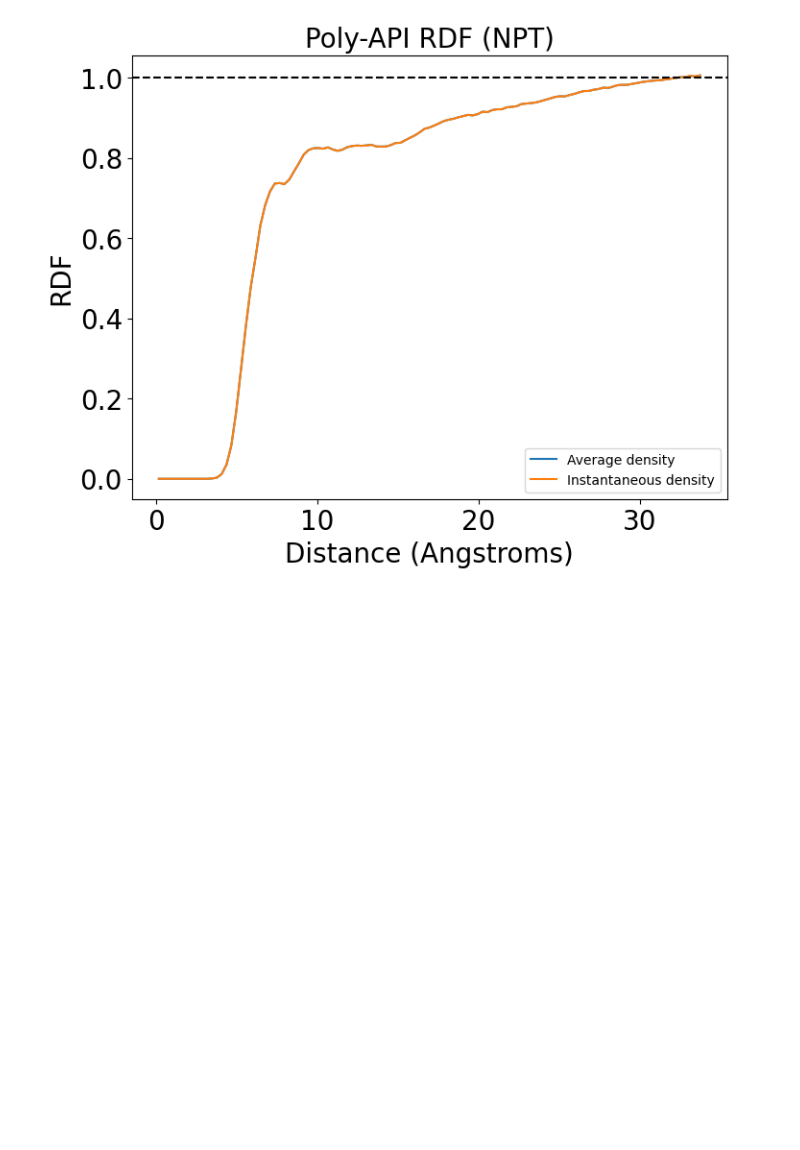
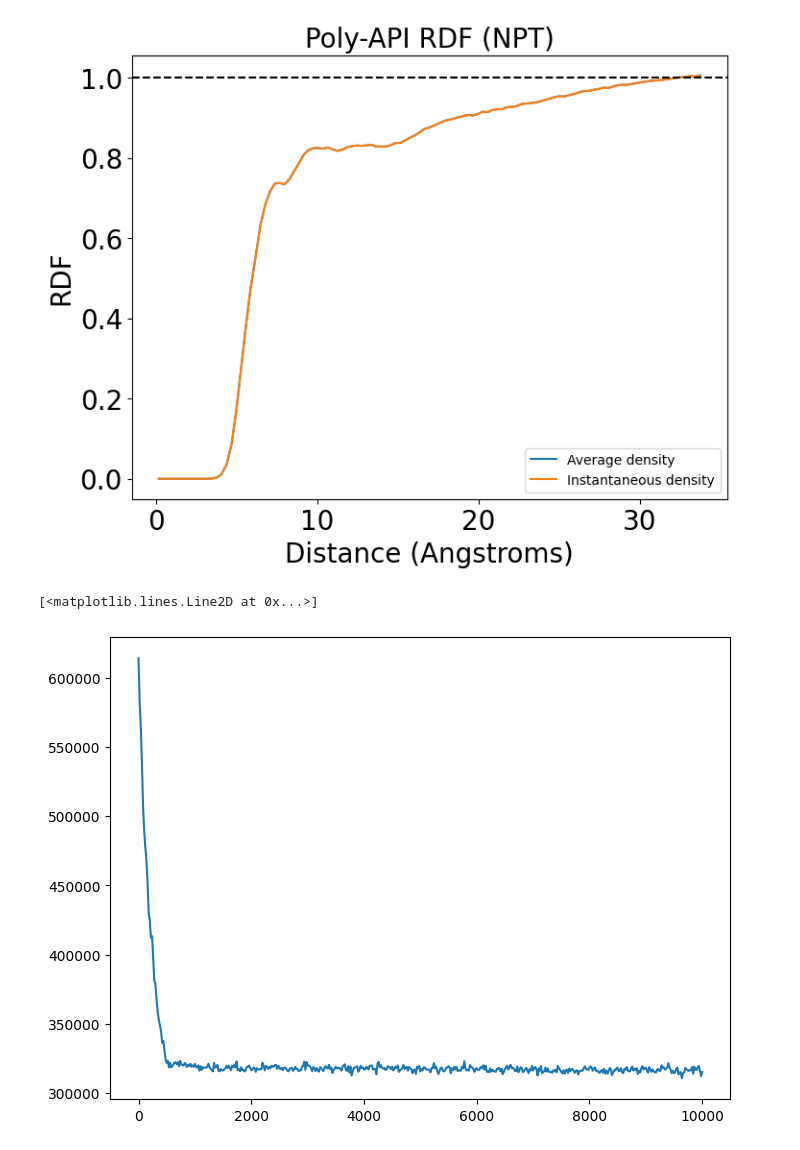
Before and after one commit to Luca-Gasparro/breaking_bad, a Jupyter notebook: rdf/rdf_results.ipynb, the cells around one changed output. Drawn from its saved outputs; the diff is of its cells as text; code cells hidden in the pictures; blank space fills up the shorter version.

```diff
--- a/rdf/rdf_results.ipynb
+++ b/rdf/rdf_results.ipynb
@@ -308,6 +312,17 @@ plt.savefig("poly_api_rdf_npt.png", dpi=300)
 plt.show()
 # %% [output]
 [figure]
+# %%
+# Plot the box volume over time
+box_vol, sim_time = box_volume(
+    topology_file="dry_npt.tpr", trajectory_file="dry_npt_trim_whole.xtc"
+)
+
+plt.figure(figsize=(8, 6))
+plt.plot(sim_time, box_vol)
+# %% [output]
+[<matplotlib.lines.Line2D at 0x...>]
+[figure, added]
 # %%
 # Get the difference plots for poly_api rdf
 poly_api_nvt_diff = np.abs(poly_api_rdf_nvt_inst - poly_api_rdf_nvt_avg)
```
Also changed, not shown: parts of 2 cells of this notebook, 1 other file.
